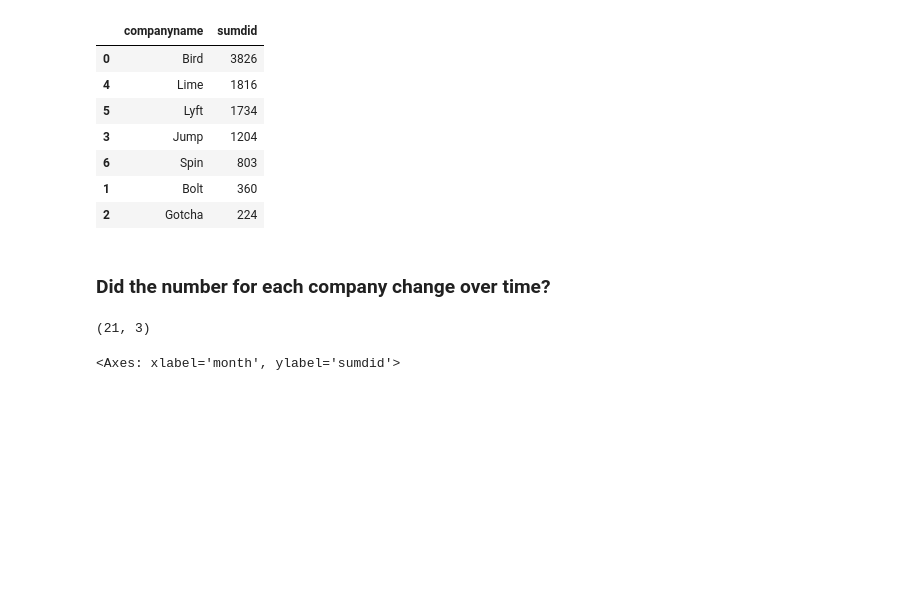
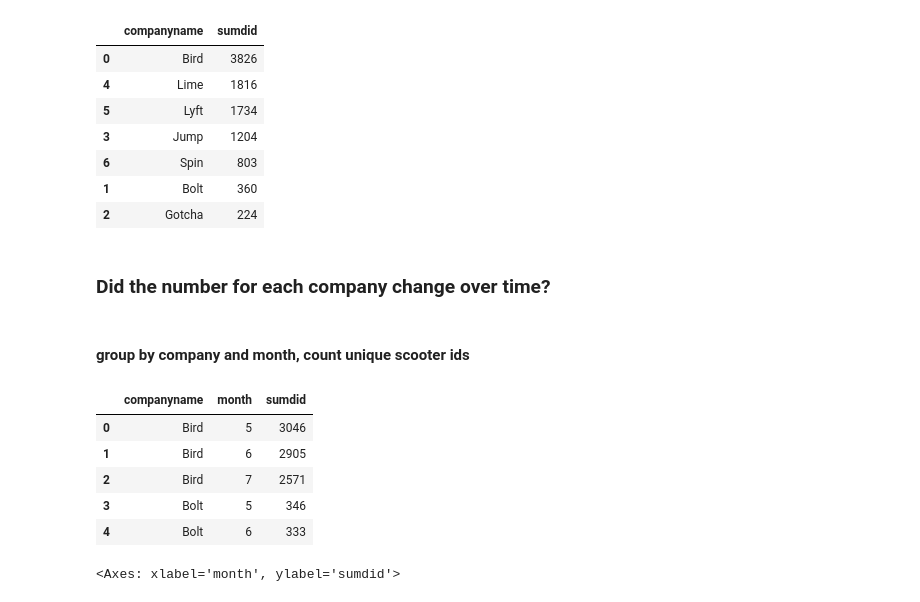
Before and after one commit to NSS-Data-Analytics-Cohort-11/scooters-margherita, a Jupyter notebook: notebook/dbeistad-scooters-margherita.ipynb, the cells around one changed output. Saved outputs shown, nothing was run; the diff lists cells and outputs as text; code cells hidden in the pictures; blank space fills up the shorter version.

```diff
--- a/notebook/dbeistad-scooters-margherita.ipynb
+++ b/notebook/dbeistad-scooters-margherita.ipynb
@@ -139,12 +141,19 @@ scooters.groupby('companyname')['sumdid'].nunique().reset_index().sort_values('s
 | 2 | Gotcha | 224 |
 # %% [markdown]
 ### Did the number for each company change over time?
+# %% [markdown]
+####      group by company and month, count unique scooter ids
 # %%
 scooters_by_company_month = scooters.groupby(['companyname', 'month'])['sumdid'].nunique().reset_index()
 # %%
-scooters_by_company_month.shape
+scooters_by_company_month.head()
 # %% [output]
-(21, 3)
+|  | companyname | month | sumdid |
+| 0 | Bird | 5 | 3046 |
+| 1 | Bird | 6 | 2905 |
+| 2 | Bird | 7 | 2571 |
+| 3 | Bolt | 5 | 346 |
+| 4 | Bolt | 6 | 333 |
 # %%
 sns.lineplot(data=scooters_by_company_month, x="month", y="sumdid", hue='companyname')
 # %% [output]
```
Also changed, not shown: parts of 42 cells of this notebook.
